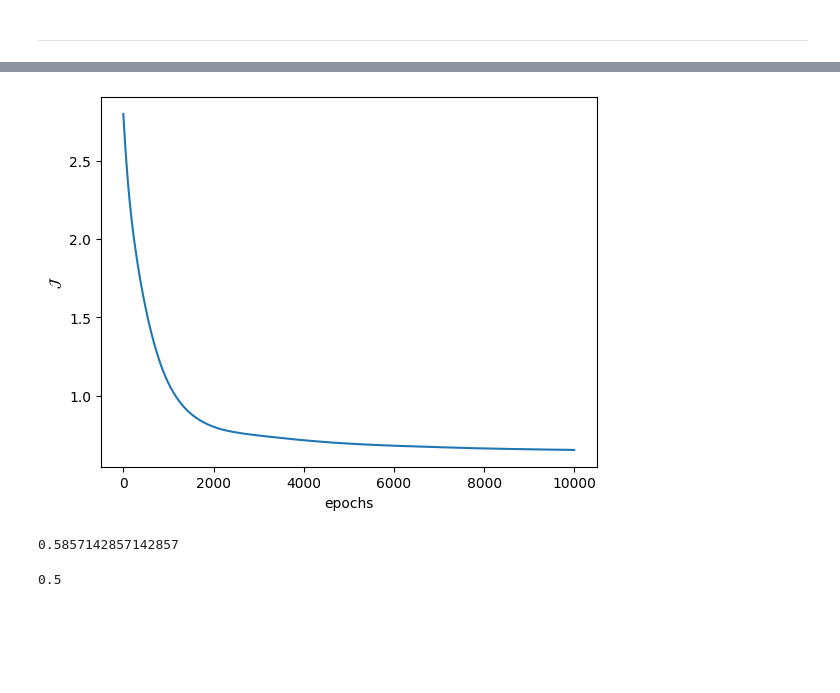
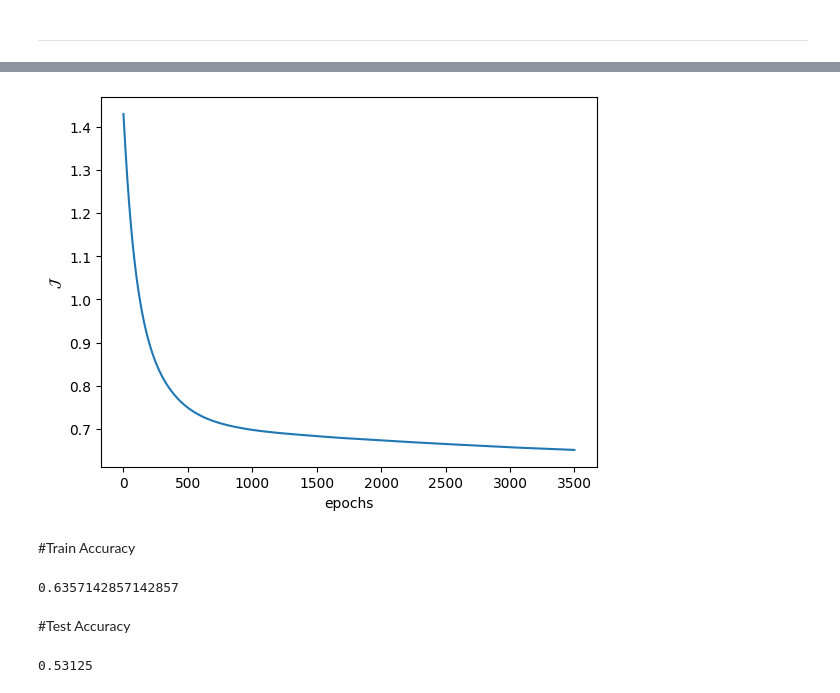
Before and after one commit to HegRaj/Assignment2, a Jupyter notebook: Week_4_Assignment.ipynb, the cells around one changed output, grey strips where cells are left out. Cells and saved outputs as stored; diff of their text form; code cells hidden in the pictures; blank space fills up the shorter version.

```diff
--- a/Week_4_Assignment.ipynb
+++ b/Week_4_Assignment.ipynb
@@ -407,7 +431,7 @@ class ANN():
     if self.mode:
       self.a[self.L]=linear
     else:
-      self.a[self.L]=softmax
+      self.a[self.L]=sigmoid
 
     J = np.zeros(epochs)
 
@@ -453,19 +477,23 @@ class ANN():
     else:
       return self.Z[self.L].argmax(axis=1)
 # %%
-my_ann_classifier = ANN(architecture=[6,4], activations=[np.tanh,ReLU])
-my_ann_classifier.fit(X,y, eta=1e-3, epochs=1e4, show_curve=True)
+my_ann_classifier = ANN(architecture=[6,4,8], activations=[np.tanh,ReLU,np.tanh])
+my_ann_classifier.fit(X,y, eta=4e-3, epochs=3500, show_curve=True)
 # %% [output]
-[figure, old version]
+[figure, new version]
+# %% [markdown]
+#Train Accuracy
 # %%
 y_hat=my_ann_classifier.predict(X)
 # %%
 accuracy(y,y_hat)
 # %% [output]
-0.5857142857142857
+0.6357142857142857
+# %% [markdown]
+#Test Accuracy
 # %%
 y_hat_test = my_ann_classifier.predict(X_test)
 # %%
-accuracy(y_test,y_hat_test)
+accuracy(y_test , y_hat_test)
 # %% [output]
-0.5
+0.53125
```
Also changed, not shown: parts of 15 cells of this notebook.
